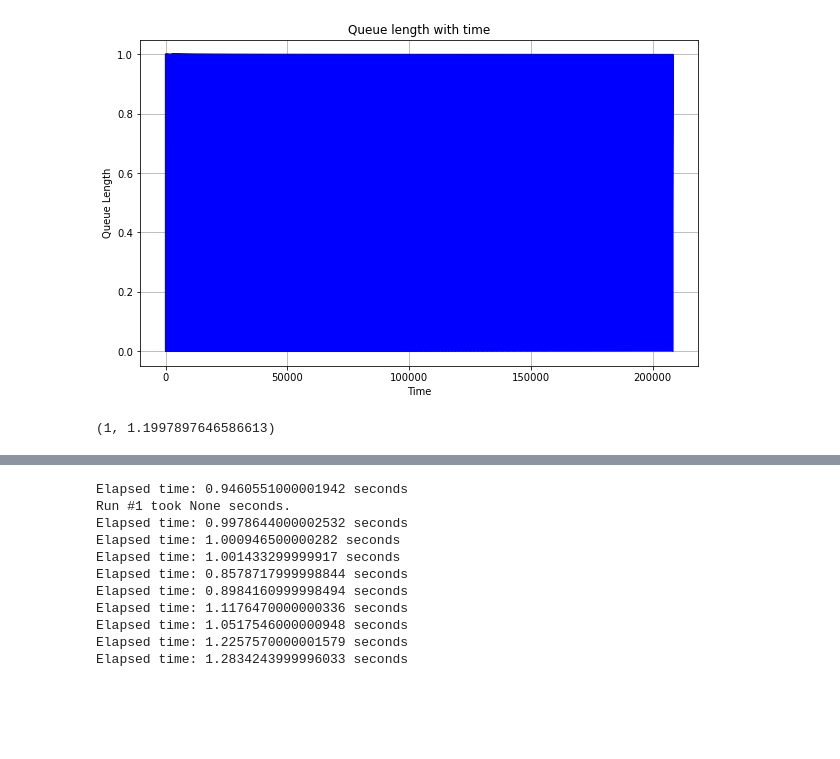
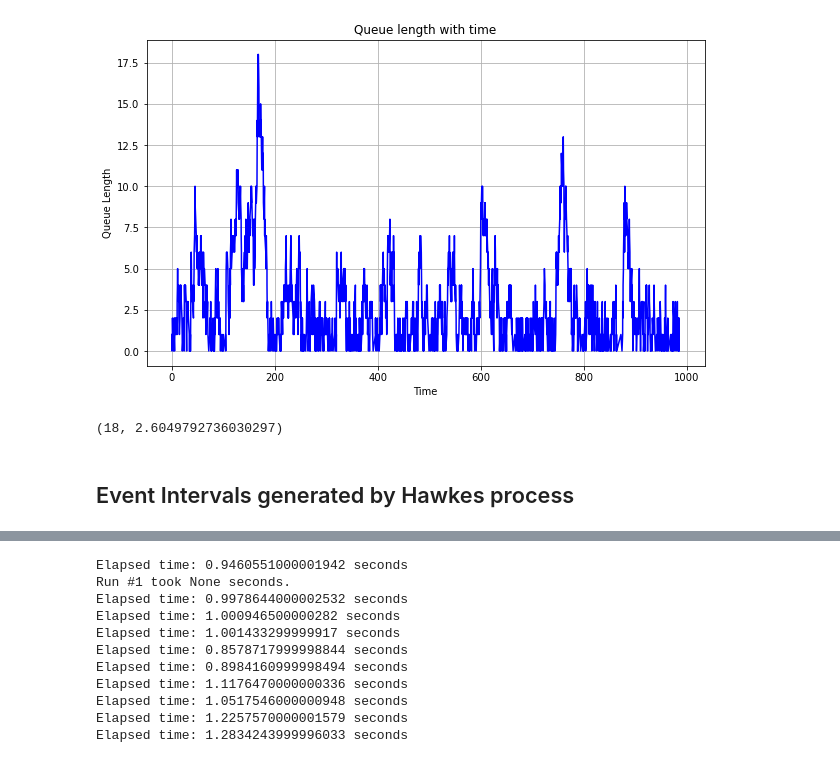
Before and after one commit to pranofgit/queue-simulation, a Jupyter notebook: Code/main_nb.ipynb, the cells around one changed output, grey strips where cells are left out. Saved outputs shown, nothing was run; the diff lists cells and outputs as text; code cells hidden in the pictures; blank space fills up the shorter version.

```diff
--- a/Code/main_nb.ipynb
+++ b/Code/main_nb.ipynb
@@ -33,8 +39,14 @@ print(queue.get_queue_stats())
 # %%
-queue = GG1Queue(1000, PDF.EXPONENTIAL, PDF.HAWKES, SERVICE_EXPONENTIAL_KWARGS, ARRIVAL_HAWKES_KWARGS)
+SERVICE_NORMAL_KWARGS = {'loc': 0, 'scale': 1.0}
+ARRIVAL_HAWKES_KWARGS = {'mu': 1, 'alpha': 0.0, 'beta': 1.1}
+
+
+queue = GG1Queue(1000, PDF.NORMAL, PDF.HAWKES, SERVICE_NORMAL_KWARGS, ARRIVAL_HAWKES_KWARGS)
 queue.run_simulation()
 queue.plot_queue_length()
 print(queue.get_queue_stats())
 # %% [output]
-[figure, old version]
+[figure, new version]
-(1, 1.1997897646586613)
+(18, 2.6049792736030297)
+# %% [markdown]
+## Event Intervals generated by Hawkes process
```
Also changed, not shown: parts of 19 cells of this notebook, 2 other files.
